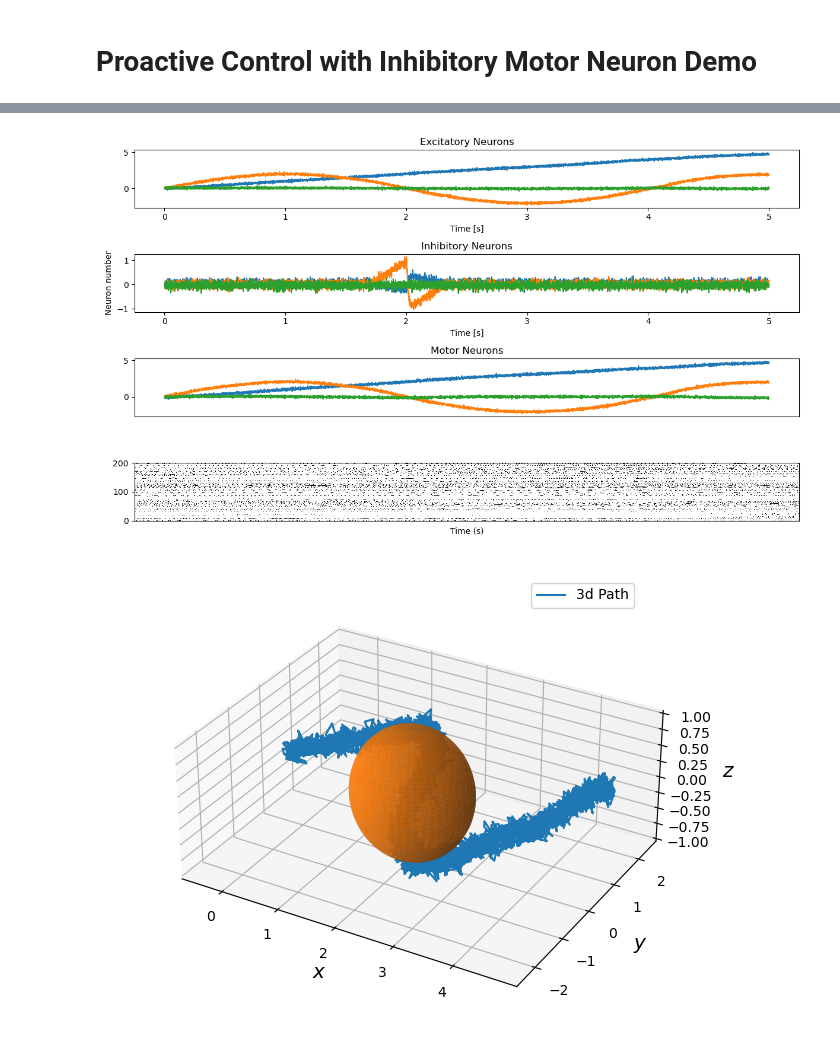
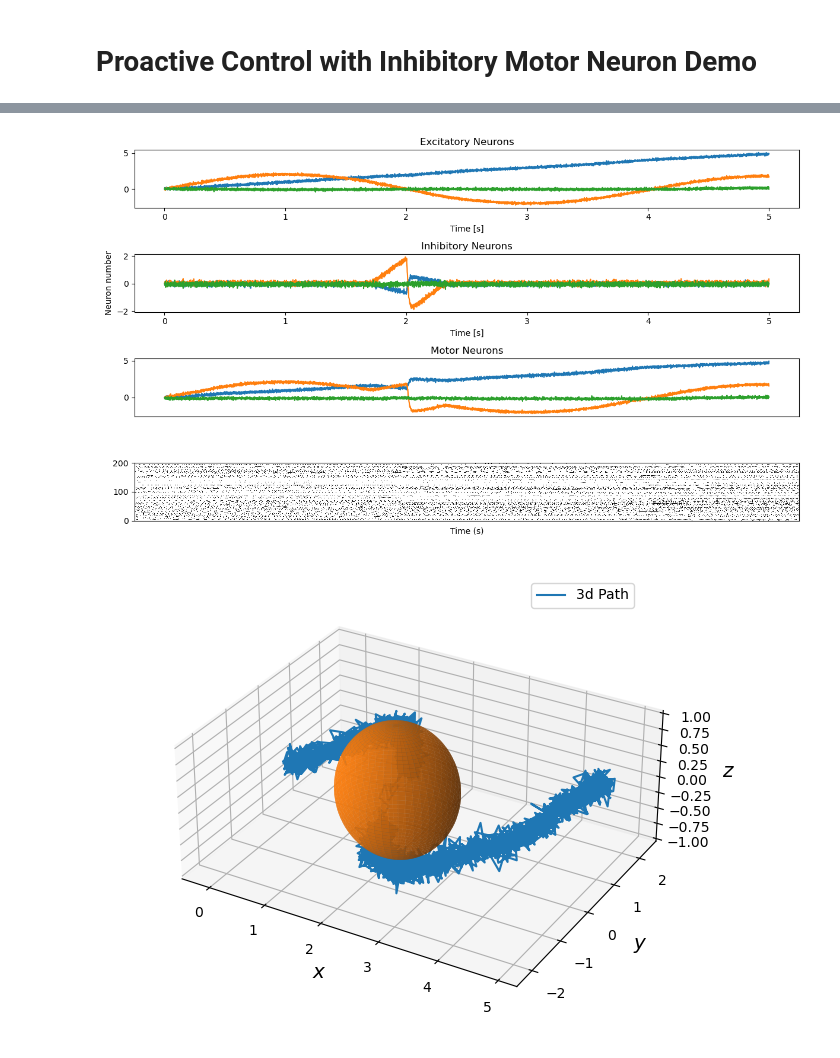
Before and after one commit to wngfra/tac3d, a Jupyter notebook: notebooks/demo.ipynb, the cells around one changed output, grey strips where cells are left out. Saved outputs shown, nothing was run; the diff lists cells and outputs as text; code cells hidden in the pictures.

```diff
--- a/notebooks/demo.ipynb
+++ b/notebooks/demo.ipynb
@@ -112,12 +110,12 @@ with nengo.Network(label="Motor Neurons") as model:
     # Defines inhibitory input
     inh_in = nengo.Node(output=inh_func)
     inh_ens = nengo.Ensemble(n_neurons=200, dimensions=3, radius=T)
-    nengo.Connection(inh_in, inh_ens, transform=[-1]*3)
+    nengo.Connection(inh_in, inh_ens, transform=[-2]*3)
 
     # Defines motor neurons
     out = nengo.Ensemble(n_neurons=200, dimensions=3, radius=T)
     nengo.Connection(exc_ens, out)
-    #nengo.Connection(inh_ens, out)
+    nengo.Connection(inh_ens, out)
 
     exc_probe = nengo.Probe(exc_ens, synapse=0.01)
     exc_n_probe = nengo.Probe(exc_ens.neurons)
@@ -131,34 +129,34 @@ def plot_decoded(t, data):
 
     plt.subplot(4, 1, 1)
     plt.title("Excitatory Neurons")
     plt.plot(t, data[exc_probe])
     plt.xlabel("Time [s]")
     plt.subplot(4, 1, 2)
     plt.title("Inhibitory Neurons")
     plt.plot(t,data[inh_probe])
     plt.xlabel("Time [s]")
     plt.ylabel("Neuron number")
 
     plt.subplot(4, 1, 3)
     plt.title("Motor Neurons")
     plt.plot(t, data[out_probe])
     plt.xticks(())
     plt.subplot(4, 1, 4)
     plot_spikes(t, data[out_n_probe])
     plt.xticks(())
     plt.xlabel("Time (s)")
 
     plt.tight_layout()
 
 with nengo.Simulator(model, dt=1e-3) as sim:
     sim.run(T)
 t = sim.trange()
 
 plot_decoded(t, sim.data)
 # %% [output]
 [interactive output not drawn]
 [interactive output not drawn]
-[figure, old version]
+[figure, new version]
 # %%
 def plot_3d(data):
     ax = plt.figure().add_subplot(projection='3d')
@@ -182,4 +180,4 @@ def plot_3d(data):
 plot_3d(sim.data)
 plt.tight_layout()
 # %% [output]
-[figure, old version]
+[figure, new version]
```
Also changed, not shown: parts of 1 cell of this notebook.
